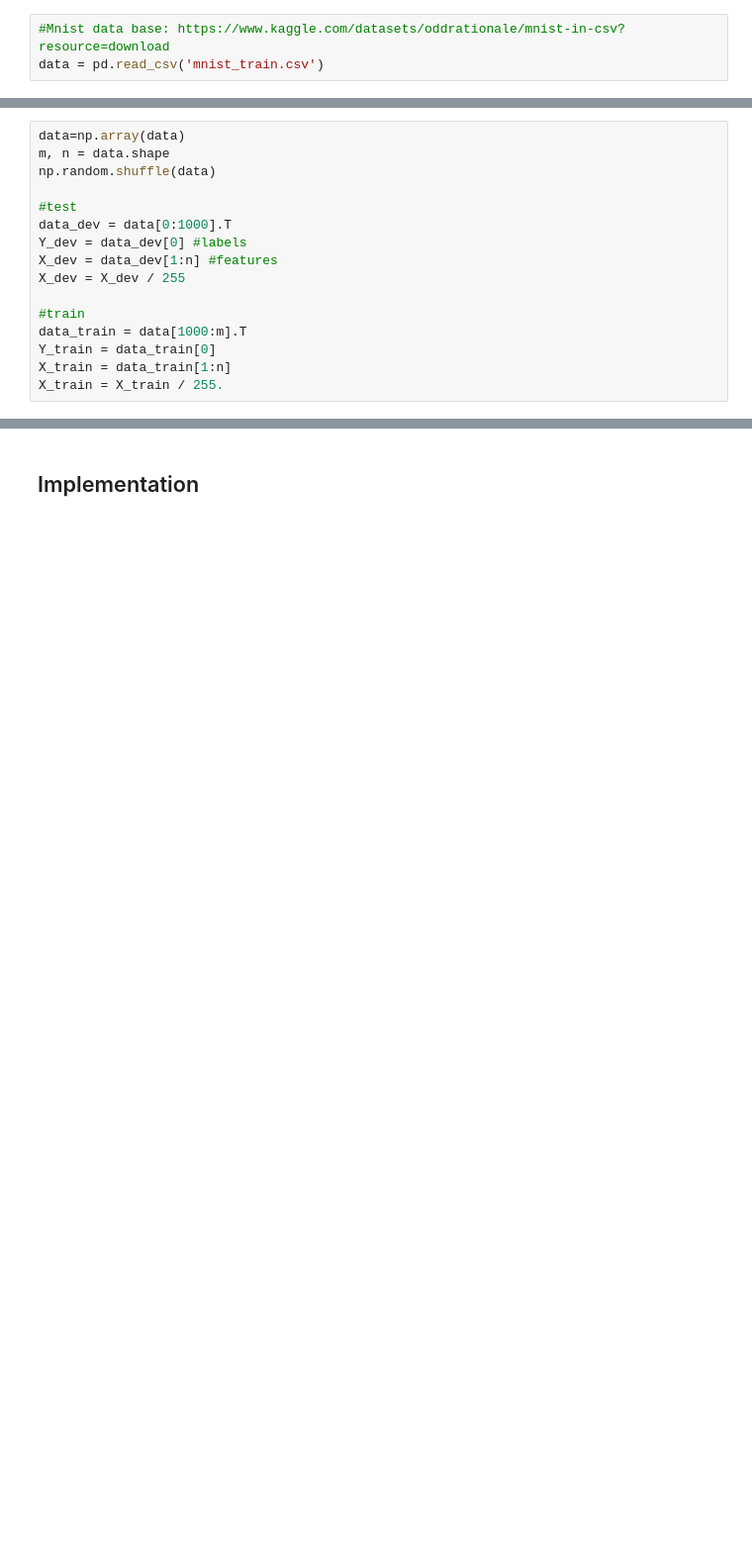
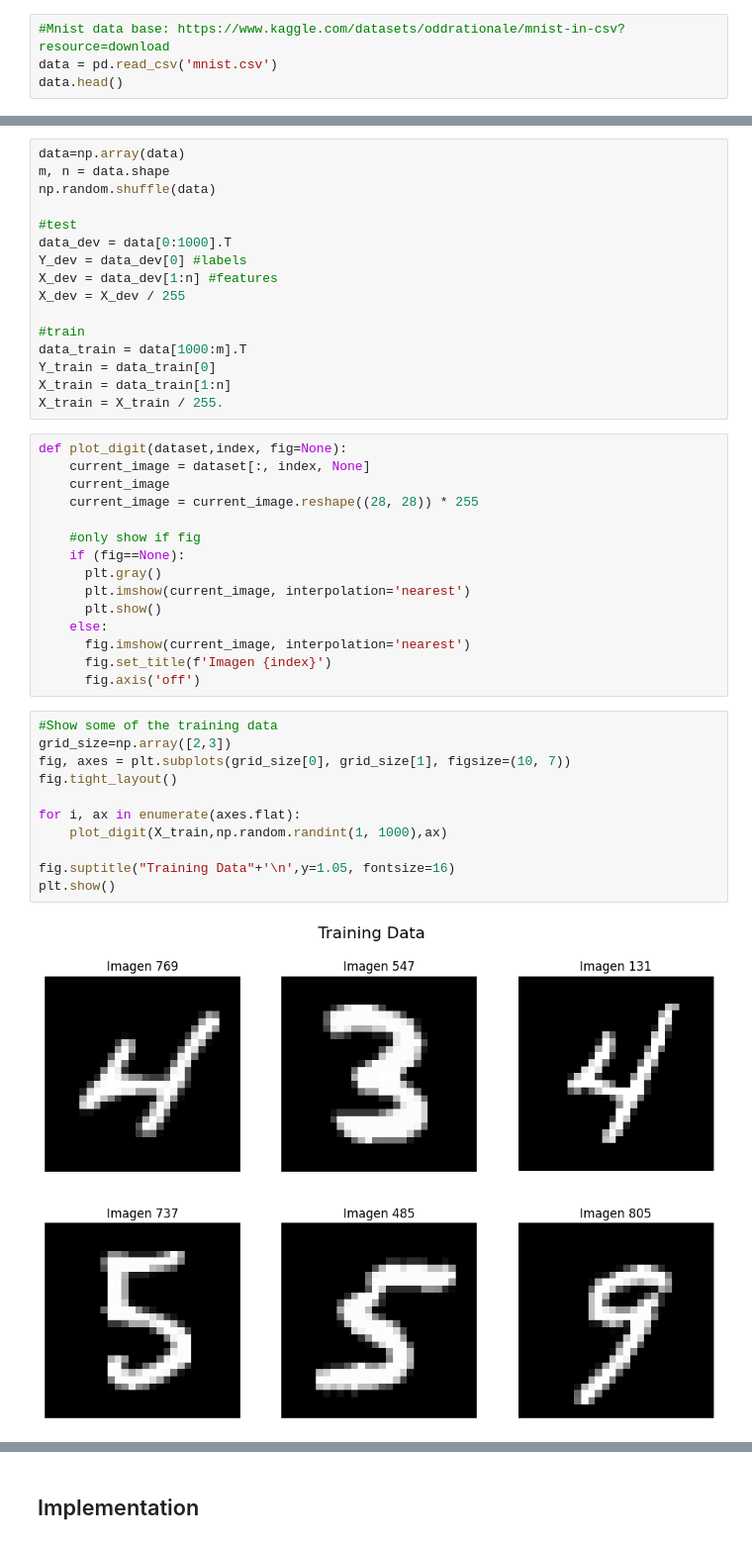
Before and after one commit to PabloPei/Mnist-From-Scratch, a Jupyter notebook: Mnist_from_Scratch.ipynb, the cells around one changed output, grey strips where cells are left out. Shown at 99% size. Saved outputs shown, nothing was run; the diff lists cells and outputs as text; blank space fills up the shorter version.

```diff
--- a/Mnist_from_Scratch.ipynb
+++ b/Mnist_from_Scratch.ipynb
@@ -23,4 +23,5 @@ from matplotlib import pyplot as plt
 ## Data
 # %%
 #Mnist data base: https://www.kaggle.com/datasets/oddrationale/mnist-in-csv?resource=download
-data = pd.read_csv('mnist_train.csv')
+data = pd.read_csv('mnist.csv')
+data.head()
@@ -40,3 +49,31 @@ data_train = data[1000:m].T
 Y_train = data_train[0]
 X_train = data_train[1:n]
 X_train = X_train / 255.
+# %%
+def plot_digit(dataset,index, fig=None):
+    current_image = dataset[:, index, None]
+    current_image
+    current_image = current_image.reshape((28, 28)) * 255
+
+    #only show if fig
+    if (fig==None):
+      plt.gray()
+      plt.imshow(current_image, interpolation='nearest')
+      plt.show()
+    else:
+      fig.imshow(current_image, interpolation='nearest')
+      fig.set_title(f'Imagen {index}')
+      fig.axis('off')
+# %%
+#Show some of the training data
+grid_size=np.array([2,3])
+fig, axes = plt.subplots(grid_size[0], grid_size[1], figsize=(10, 7))
+fig.tight_layout()
+
+for i, ax in enumerate(axes.flat):
+    plot_digit(X_train,np.random.randint(1, 1000),ax)
+
+fig.suptitle("Training Data"+'\n',y=1.05, fontsize=16)
+plt.show()
+# %% [output]
+[figure, added]
```
Also changed, not shown: parts of 13 cells of this notebook, 1 other file.
